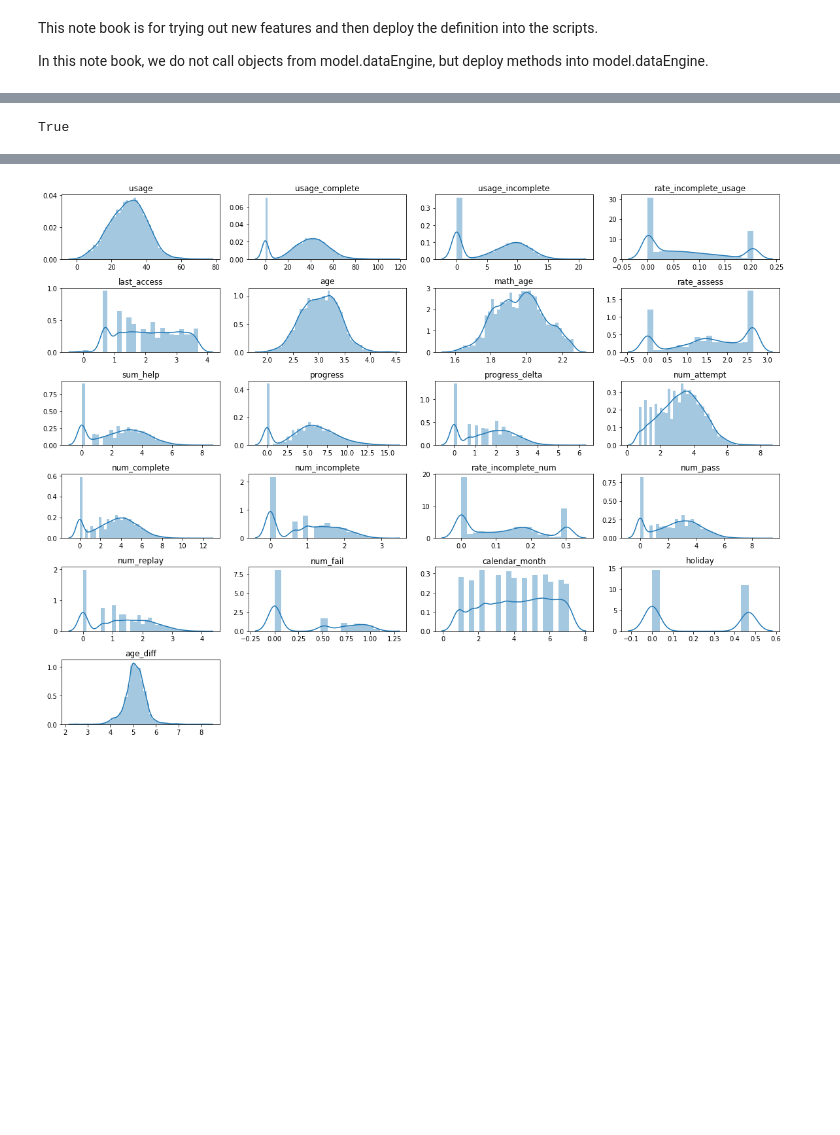
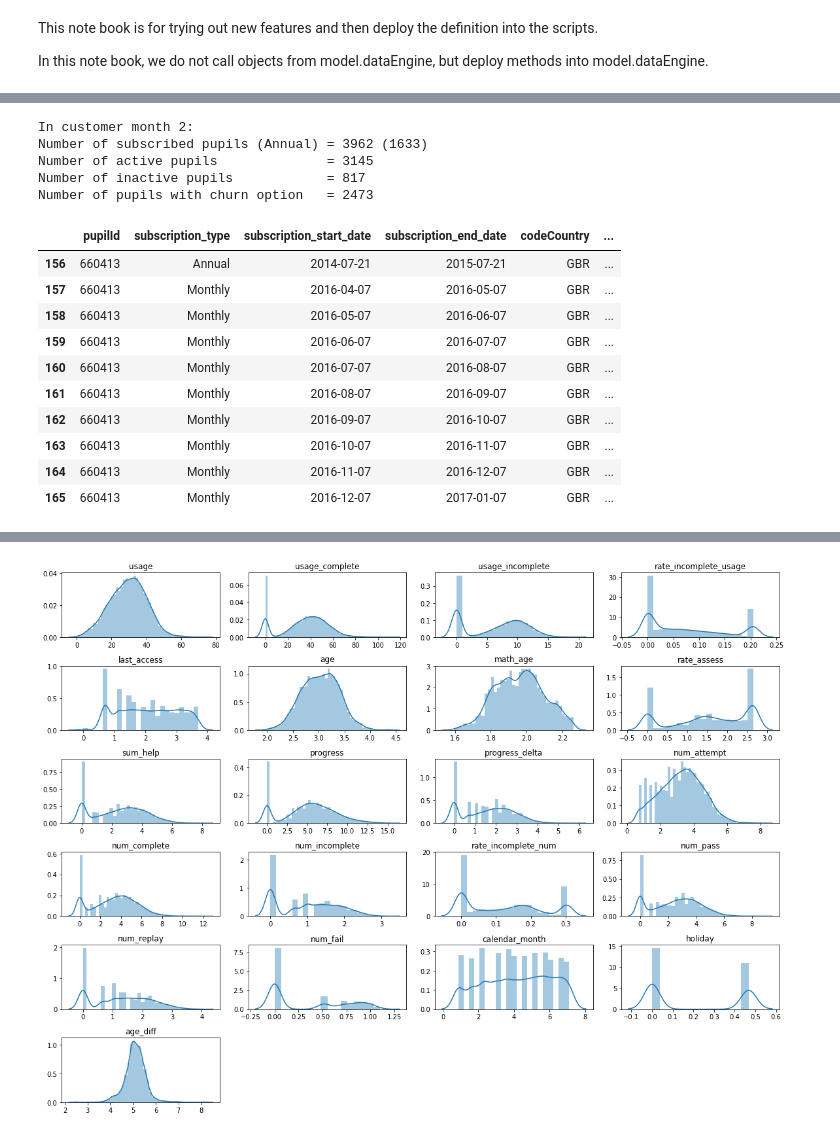
Before and after one commit to vicaws/Whizz, a Jupyter notebook: Code/Churn/Churn/NB_FeatureDefinition.ipynb, the cells around one changed output, grey strips where cells are left out. Saved outputs shown, nothing was run; the diff lists cells and outputs as text; code cells hidden in the pictures; blank space fills up the shorter version.

Commit message:
correct the rule of assigning customer month into date frames; be adding inactive subscribers into samples

```diff
--- a/Code/Churn/Churn/NB_FeatureDefinition.ipynb
+++ b/Code/Churn/Churn/NB_FeatureDefinition.ipynb
@@ -22,7 +22,7 @@ from utility.feature import FeatureCM
 #env = sys.argv[1] if len(sys.argv) > 2 else "dev"
 # %%
 # Setup configuration
-cfg = config.ResearchConfig
+cfg = config.ResearchConfig_MonAndAnn
 time_format = cfg.CSV_TIME_FORMAT
 date_format = cfg.CSV_DATE_FORMAT
 cutoff_date = pd.to_datetime(cfg.CUTOFF_DATE, format=cfg.CSV_DATE_FORMAT)
@@ -82,4 +80,42 @@ pupils_inactive = np.setdiff1d(pupils_subspt, pupils_active)
-# %%
-pupils_subspt.shape[0] == (pupils_inactive.shape[0] + pupils_active.shape[0])
-# %% [output]
-True
+# %%
+cmonth = 2
+
+df_features = feature.df_features_
+
+# Identify pupils who have been subscribed
+pupils_subspt = df_subspt1[df_subspt1['customer_month']>=cmonth]['pupilId'].unique()
+pupils_subspt_ann = df_subspt1[
+    (df_subspt1['customer_month']>=cmonth) &
+    (df_subspt1['subscription_type']==cfg.TYPE_ANNUAL)]['pupilId'].unique()
+
+pupils_active = df_features[df_features['customer_month']==cmonth].index.get_level_values(level=0).unique()
+pupils_inactive = np.setdiff1d(pupils_subspt, pupils_active)
+
+print("In customer month {}:".format(cmonth))
+print("Number of subscribed pupils (Annual) = {} ({})".format(pupils_subspt.shape[0], pupils_subspt_ann.shape[0]))
+print("Number of active pupils              = {}".format(pupils_active.shape[0]))
+print("Number of inactive pupils            = {}".format(pupils_inactive.shape[0]))
+
+# Identify pupils with churn option
+pupils_churnOption = df_subspt1[df_subspt1['customer_month']==cmonth]['pupilId'].unique()
+print("Number of pupils with churn option   = {}".format(pupils_churnOption.shape[0]))
+# %% [output]
+In customer month 2:
+Number of subscribed pupils (Annual) = 3962 (1633)
+Number of active pupils              = 3145
+Number of inactive pupils            = 817
+Number of pupils with churn option   = 2473
+# %%
+df_subspt1[df_subspt1['pupilId']==660413]
+# %% [output]
+|  | pupilId | subscription_type | subscription_start_date | subscription_end_date | codeCountry | ... |
+| 156 | 660413 | Annual | 2014-07-21 | 2015-07-21 | GBR | ... |
+| 157 | 660413 | Monthly | 2016-04-07 | 2016-05-07 | GBR | ... |
+| 158 | 660413 | Monthly | 2016-05-07 | 2016-06-07 | GBR | ... |
+| 159 | 660413 | Monthly | 2016-06-07 | 2016-07-07 | GBR | ... |
+| 160 | 660413 | Monthly | 2016-07-07 | 2016-08-07 | GBR | ... |
+| 161 | 660413 | Monthly | 2016-08-07 | 2016-09-07 | GBR | ... |
+| 162 | 660413 | Monthly | 2016-09-07 | 2016-10-07 | GBR | ... |
+| 163 | 660413 | Monthly | 2016-10-07 | 2016-11-07 | GBR | ... |
+| 164 | 660413 | Monthly | 2016-11-07 | 2016-12-07 | GBR | ... |
+| 165 | 660413 | Monthly | 2016-12-07 | 2017-01-07 | GBR | ... |
```
Also changed, not shown: parts of 5 cells of this notebook, 4 other files.
